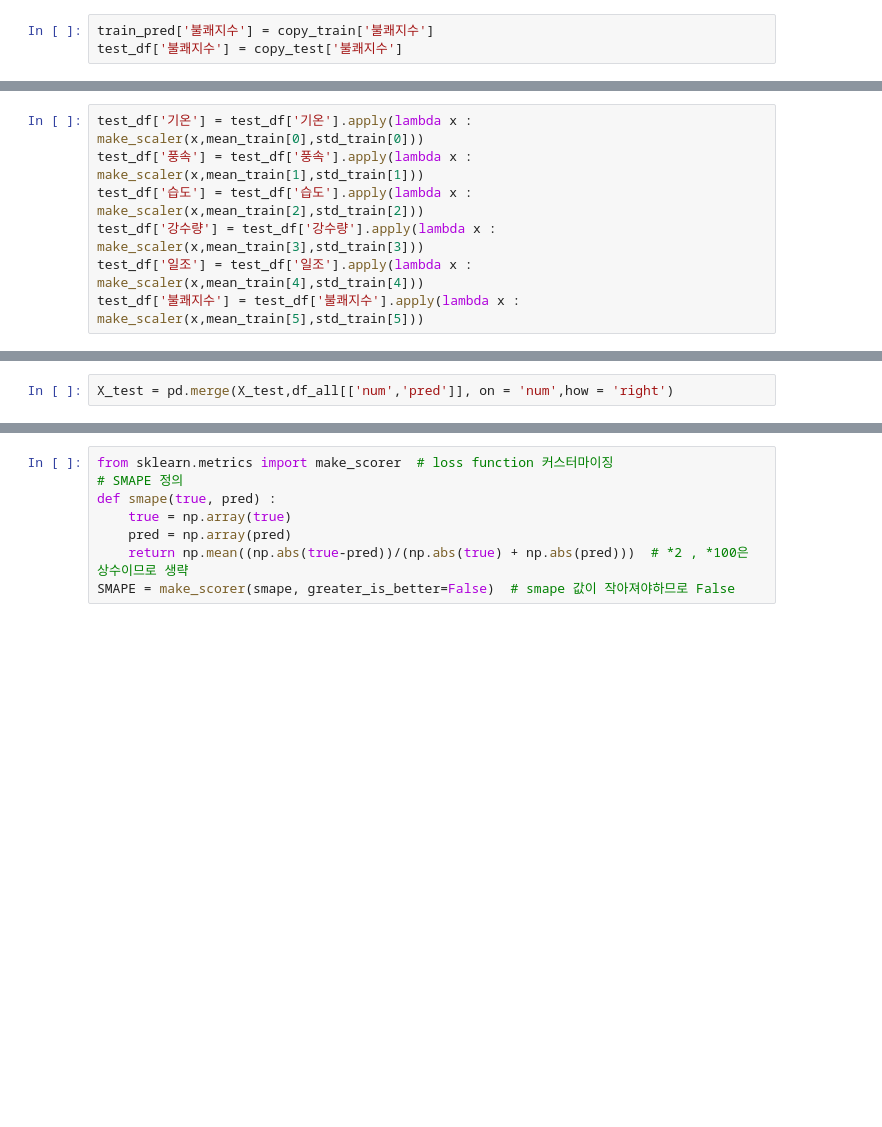
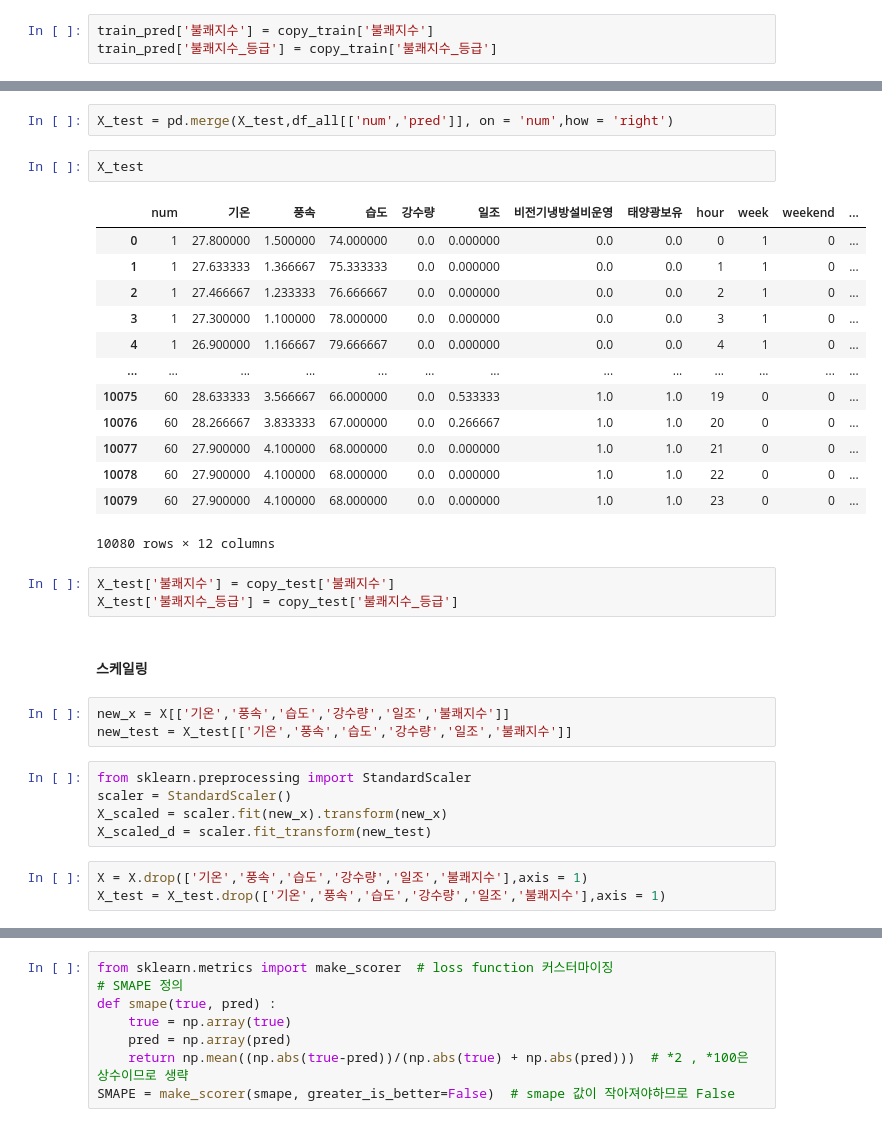
Before and after one commit to JEONSUN/Dacon-Project-kWh-Predict, a Jupyter notebook: 전력량 예측.ipynb, the cells around one changed output, grey strips where cells are left out. Drawn from its saved outputs; the diff is of its cells as text; blank space fills up the shorter version.

```diff
--- a/전력량 예측.ipynb
+++ b/전력량 예측.ipynb
@@ -802,4 +797,4 @@ plt.show()
 ***
 # %%
 train_pred['불쾌지수'] = copy_train['불쾌지수']
-test_df['불쾌지수'] = copy_test['불쾌지수']
+train_pred['불쾌지수_등급'] = copy_train['불쾌지수_등급']
@@ -828,10 +801,3 @@ train_pred['불쾌지수'] = train_pred['불쾌지수'].apply(lambda x : make_sc
-# %%
-test_df['기온'] = test_df['기온'].apply(lambda x : make_scaler(x,mean_train[0],std_train[0]))
-test_df['풍속'] = test_df['풍속'].apply(lambda x : make_scaler(x,mean_train[1],std_train[1]))
-test_df['습도'] = test_df['습도'].apply(lambda x : make_scaler(x,mean_train[2],std_train[2]))
-test_df['강수량'] = test_df['강수량'].apply(lambda x : make_scaler(x,mean_train[3],std_train[3]))
-test_df['일조'] = test_df['일조'].apply(lambda x : make_scaler(x,mean_train[4],std_train[4]))
-test_df['불쾌지수'] = test_df['불쾌지수'].apply(lambda x : make_scaler(x,mean_train[5],std_train[5]))
 # %%
 X = train_pred.drop(['date_time','전력사용량','date'], axis = 1)
 y = train_pred['전력사용량']
@@ -839,3 +805,35 @@ y = train_pred['전력사용량']
 X_test = test_df.drop(['date_time','date'],axis = 1)
 # %%
 X_test = pd.merge(X_test,df_all[['num','pred']], on = 'num',how = 'right')
+# %%
+X_test
+# %% [output]
+|  | num | 기온 | 풍속 | 습도 | 강수량 | 일조 | 비전기냉방설비운영 | 태양광보유 | hour | week | weekend | ... |
+| 0 | 1 | 27.800000 | 1.500000 | 74.000000 | 0.0 | 0.000000 | 0.0 | 0.0 | 0 | 1 | 0 | ... |
+| 1 | 1 | 27.633333 | 1.366667 | 75.333333 | 0.0 | 0.000000 | 0.0 | 0.0 | 1 | 1 | 0 | ... |
+| 2 | 1 | 27.466667 | 1.233333 | 76.666667 | 0.0 | 0.000000 | 0.0 | 0.0 | 2 | 1 | 0 | ... |
+| 3 | 1 | 27.300000 | 1.100000 | 78.000000 | 0.0 | 0.000000 | 0.0 | 0.0 | 3 | 1 | 0 | ... |
+| 4 | 1 | 26.900000 | 1.166667 | 79.666667 | 0.0 | 0.000000 | 0.0 | 0.0 | 4 | 1 | 0 | ... |
+| ... | ... | ... | ... | ... | ... | ... | ... | ... | ... | ... | ... | ... |
+| 10075 | 60 | 28.633333 | 3.566667 | 66.000000 | 0.0 | 0.533333 | 1.0 | 1.0 | 19 | 0 | 0 | ... |
+| 10076 | 60 | 28.266667 | 3.833333 | 67.000000 | 0.0 | 0.266667 | 1.0 | 1.0 | 20 | 0 | 0 | ... |
+| 10077 | 60 | 27.900000 | 4.100000 | 68.000000 | 0.0 | 0.000000 | 1.0 | 1.0 | 21 | 0 | 0 | ... |
+| 10078 | 60 | 27.900000 | 4.100000 | 68.000000 | 0.0 | 0.000000 | 1.0 | 1.0 | 22 | 0 | 0 | ... |
+| 10079 | 60 | 27.900000 | 4.100000 | 68.000000 | 0.0 | 0.000000 | 1.0 | 1.0 | 23 | 0 | 0 | ... |
+10080 rows × 12 columns
+# %%
+X_test['불쾌지수'] = copy_test['불쾌지수']
+X_test['불쾌지수_등급'] = copy_test['불쾌지수_등급']
+# %% [markdown]
+#### 스케일링
+# %%
+new_x = X[['기온','풍속','습도','강수량','일조','불쾌지수']]
+new_test = X_test[['기온','풍속','습도','강수량','일조','불쾌지수']]
+# %%
+from sklearn.preprocessing import StandardScaler
+scaler = StandardScaler()
+X_scaled = scaler.fit(new_x).transform(new_x)
+X_scaled_d = scaler.fit_transform(new_test)
+# %%
+X = X.drop(['기온','풍속','습도','강수량','일조','불쾌지수'],axis = 1)
+X_test = X_test.drop(['기온','풍속','습도','강수량','일조','불쾌지수'],axis = 1)
```
Also changed, not shown: parts of 28 cells of this notebook, 3 other files.
